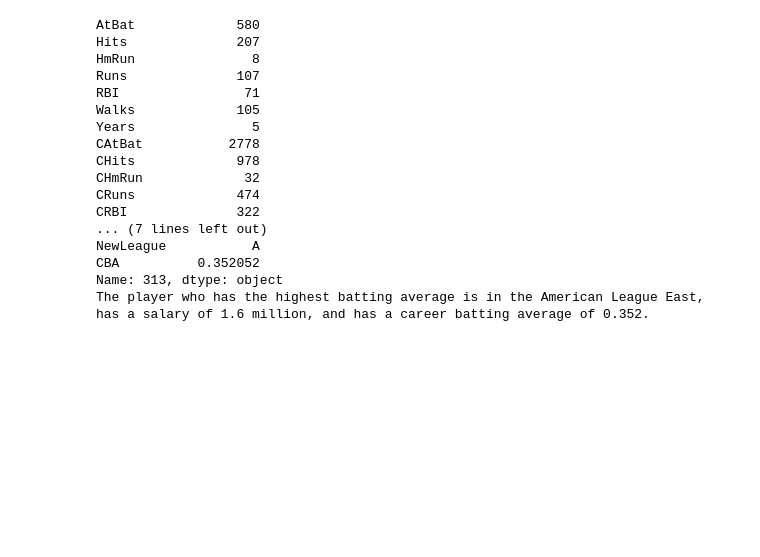
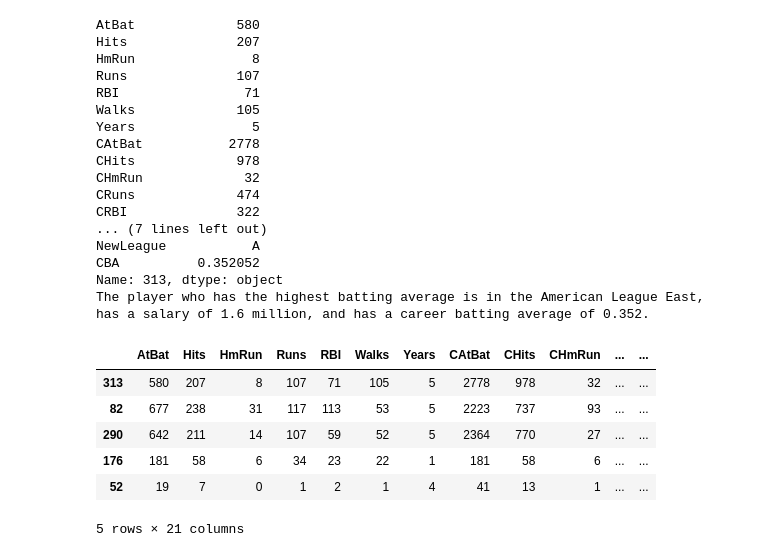
Before and after one commit to katesnow1/code_2600, a Jupyter notebook: homework1.ipynb, the cells around one changed output. Cells and saved outputs as stored; diff of their text form; code cells hidden in the pictures; blank space fills up the shorter version.

```diff
--- a/homework1.ipynb
+++ b/homework1.ipynb
@@ -261,3 +265,15 @@ NewLeague           A
 CBA          0.352052
 Name: 313, dtype: object
 The player who has the highest batting average is in the American League East, has a salary of 1.6 million, and has a career batting average of 0.352.
+# %%
+#k
+top5BA = HittersCopy.nlargest(5, 'CBA')
+top5BA
+# %% [output]
+|  | AtBat | Hits | HmRun | Runs | RBI | Walks | Years | CAtBat | CHits | CHmRun | ... | ... |
+| 313 | 580 | 207 | 8 | 107 | 71 | 105 | 5 | 2778 | 978 | 32 | ... | ... |
+| 82 | 677 | 238 | 31 | 117 | 113 | 53 | 5 | 2223 | 737 | 93 | ... | ... |
+| 290 | 642 | 211 | 14 | 107 | 59 | 52 | 5 | 2364 | 770 | 27 | ... | ... |
+| 176 | 181 | 58 | 6 | 34 | 23 | 22 | 1 | 181 | 58 | 6 | ... | ... |
+| 52 | 19 | 7 | 0 | 1 | 2 | 1 | 4 | 41 | 13 | 1 | ... | ... |
+5 rows × 21 columns
```
Also changed, not shown: parts of 1 cell of this notebook.
